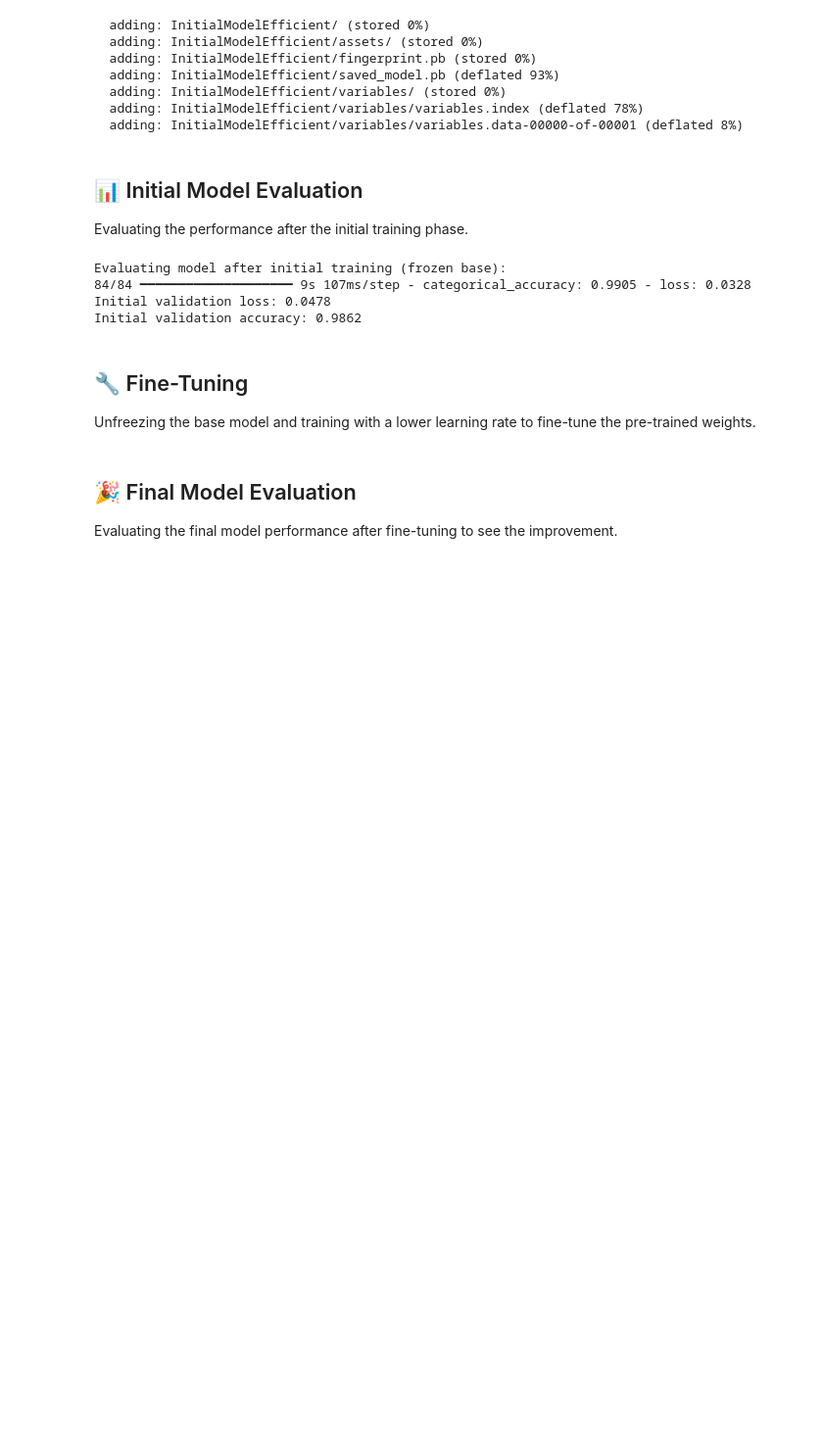
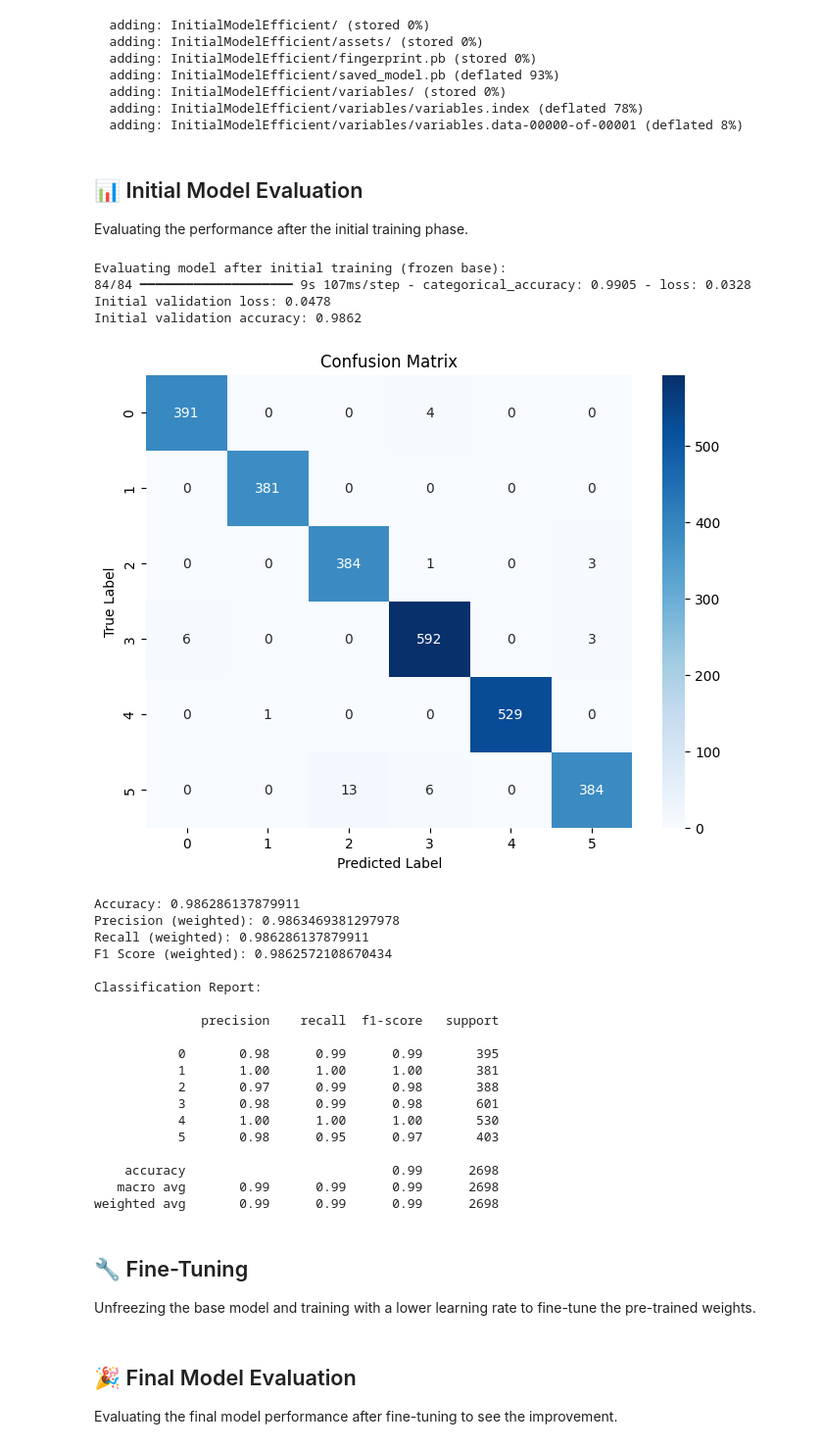
Before and after one commit to OmarAhmed-A/checkFresh, a Jupyter notebook: CheckFreshModel.ipynb, the cells around one changed output. Shown at 98% size. Drawn from its saved outputs; the diff is of its cells as text; code cells hidden in the pictures; blank space fills up the shorter version.

```diff
--- a/CheckFreshModel.ipynb
+++ b/CheckFreshModel.ipynb
@@ -240,6 +239,69 @@ Evaluating model after initial training (frozen base):
 84/84 ━━━━━━━━━━━━━━━━━━━━ 9s 107ms/step - categorical_accuracy: 0.9905 - loss: 0.0328
 Initial validation loss: 0.0478
 Initial validation accuracy: 0.9862
+# %%
+# 📊 Model Evaluation & Confusion Matrix
+
+import numpy as np
+import matplotlib.pyplot as plt
+import seaborn as sns
+from sklearn.metrics import confusion_matrix, classification_report, accuracy_score, precision_score, recall_score, f1_score
+
+# 🔄 Collect all validation images and labels into tensors
+all_images = []
+all_labels = []
+
+for batch_images, batch_labels in valid_dataset:
+    all_images.append(batch_images)
+    all_labels.append(batch_labels)
+
+all_images = tf.concat(all_images, axis=0)
+all_labels = tf.concat(all_labels, axis=0)
+
+# 🔮 Predict all at once
+y_pred_probs = model.predict(all_images, verbose=0)
+y_pred = np.argmax(y_pred_probs, axis=1)
+y_true = np.argmax(all_labels.numpy(), axis=1)
+
+# 🧮 Confusion Matrix
+cm = confusion_matrix(y_true, y_pred)
+
+plt.figure(figsize=(8, 6))
+sns.heatmap(cm, annot=True, fmt="d", cmap="Blues")
+plt.xlabel("Predicted Label")
+plt.ylabel("True Label")
+plt.title("Confusion Matrix")
+plt.show()
+
+# 📈 Classification Metrics
+print("Accuracy:", accuracy_score(y_true, y_pred))
+print("Precision (weighted):", precision_score(y_true, y_pred, average='weighted'))
+print("Recall (weighted):", recall_score(y_true, y_pred, average='weighted'))
+print("F1 Score (weighted):", f1_score(y_true, y_pred, average='weighted'))
+
+print("\nClassification Report:\n")
+print(classification_report(y_true, y_pred))
+# %% [output]
+[figure, added]
+Accuracy: 0.986286137879911
+Precision (weighted): 0.9863469381297978
+Recall (weighted): 0.986286137879911
+F1 Score (weighted): 0.9862572108670434
+
+Classification Report:
+
+              precision    recall  f1-score   support
+
+           0       0.98      0.99      0.99       395
+           1       1.00      1.00      1.00       381
+           2       0.97      0.99      0.98       388
+           3       0.98      0.99      0.98       601
+           4       1.00      1.00      1.00       530
+           5       0.98      0.95      0.97       403
+
+    accuracy                           0.99      2698
+   macro avg       0.99      0.99      0.99      2698
+weighted avg       0.99      0.99      0.99      2698
 # %% [markdown]
 ## 🔧 Fine-Tuning
 
```
Also changed, not shown: parts of 3 cells of this notebook, 5 other files.
